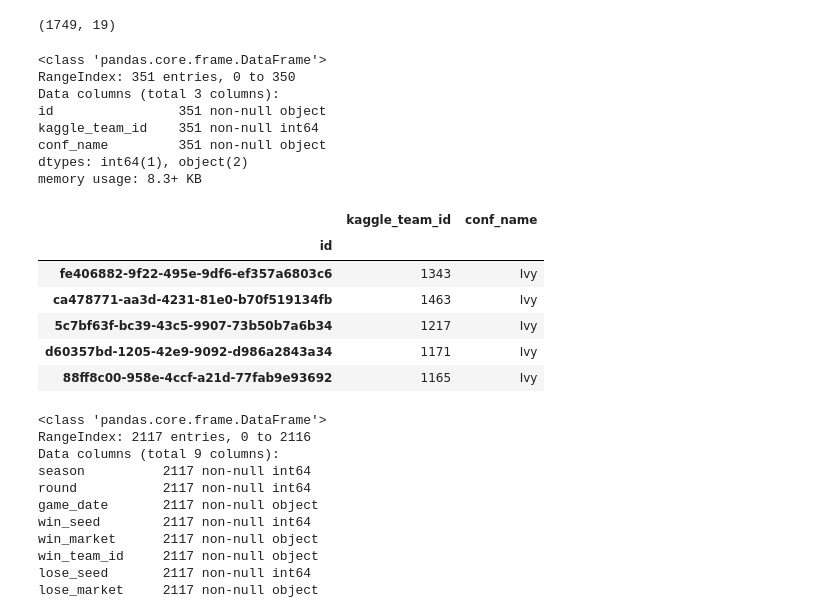
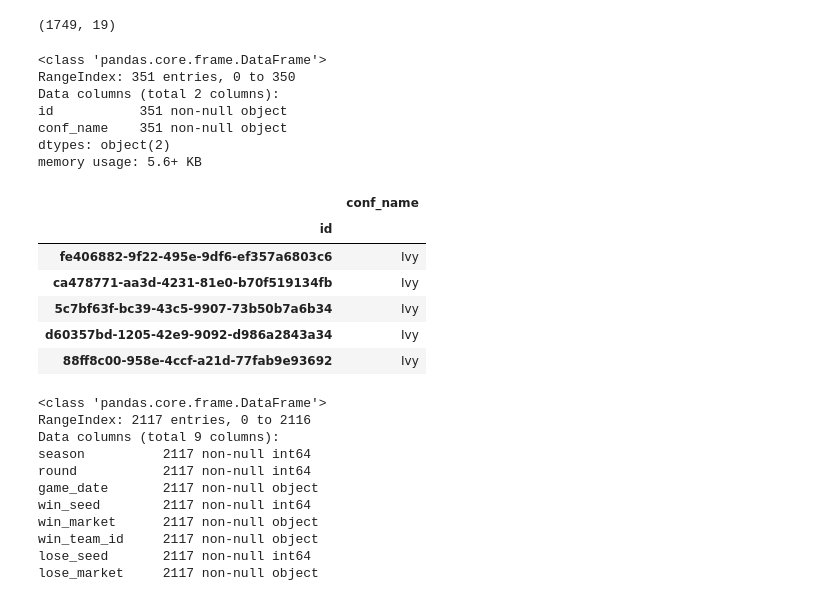
Before and after one commit to chipk215/ncaa_basketball, a Jupyter notebook: Tournament_Model_LR.ipynb, the cells around one changed output. Drawn from its saved outputs; the diff is of its cells as text; code cells hidden in the pictures.

```diff
--- a/Tournament_Model_LR.ipynb
+++ b/Tournament_Model_LR.ipynb
@@ -40,27 +86,27 @@ print(summary_data.shape)
 # %%
 # Read table of team names and associated team meta data
 teams = pd.read_csv('D1_teams.csv')
 teams.drop(columns=['code_ncaa','school_ncaa','turner_name','league_name','league_alias','conf_alias',
-                    'conf_id','division_name','division_alias','division_id','venue_id'], inplace=True)
+                    'conf_id','division_name','division_alias','division_id',
+                    'kaggle_team_id','venue_id'], inplace=True)
 teams.info()
 teams.set_index('id',inplace=True)
 teams.head()
 # %% [output]
 <class 'pandas.core.frame.DataFrame'>
 RangeIndex: 351 entries, 0 to 350
-Data columns (total 3 columns):
-id                351 non-null object
-kaggle_team_id    351 non-null int64
-conf_name         351 non-null object
-dtypes: int64(1), object(2)
-memory usage: 8.3+ KB
+Data columns (total 2 columns):
+id           351 non-null object
+conf_name    351 non-null object
+dtypes: object(2)
+memory usage: 5.6+ KB
-|  | kaggle_team_id | conf_name |
-| id |  |  |
-| fe406882-9f22-495e-9df6-ef357a6803c6 | 1343 | Ivy |
-| ca478771-aa3d-4231-81e0-b70f519134fb | 1463 | Ivy |
-| 5c7bf63f-bc39-43c5-9907-73b50b7a6b34 | 1217 | Ivy |
-| d60357bd-1205-42e9-9092-d986a2843a34 | 1171 | Ivy |
-| 88ff8c00-958e-4ccf-a21d-77fab9e93692 | 1165 | Ivy |
+|  | conf_name |
+| id |  |
+| fe406882-9f22-495e-9df6-ef357a6803c6 | Ivy |
+| ca478771-aa3d-4231-81e0-b70f519134fb | Ivy |
+| 5c7bf63f-bc39-43c5-9907-73b50b7a6b34 | Ivy |
+| d60357bd-1205-42e9-9092-d986a2843a34 | Ivy |
+| 88ff8c00-958e-4ccf-a21d-77fab9e93692 | Ivy |
 # %%
 tourney_data = pd.read_csv('tournament_results.csv')
 tourney_data.drop(columns=['days_from_epoch','day','num_ot','academic_year','win_region','win_alias','lose_region',
```
Also changed, not shown: parts of 28 cells of this notebook, 7 other files.
